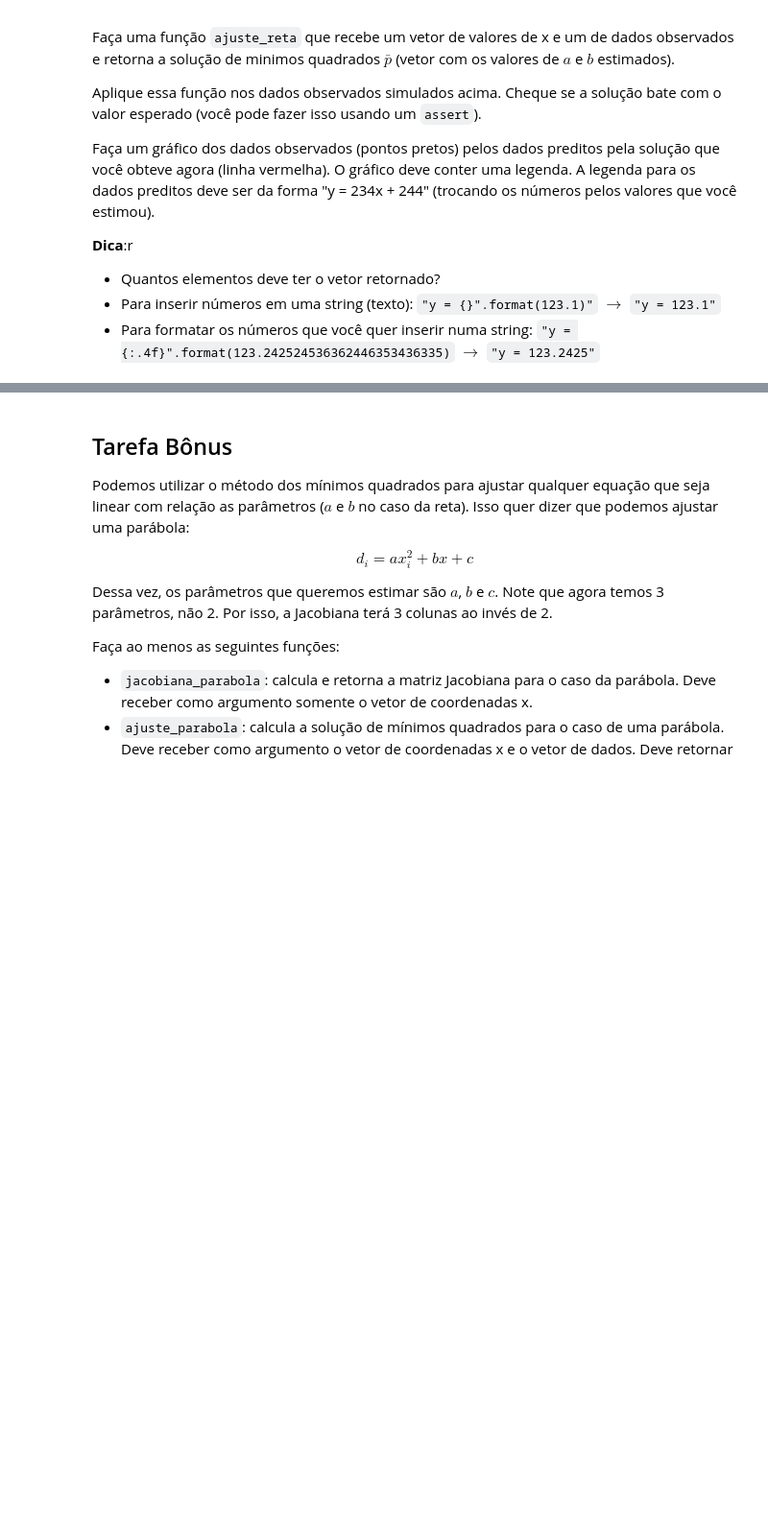
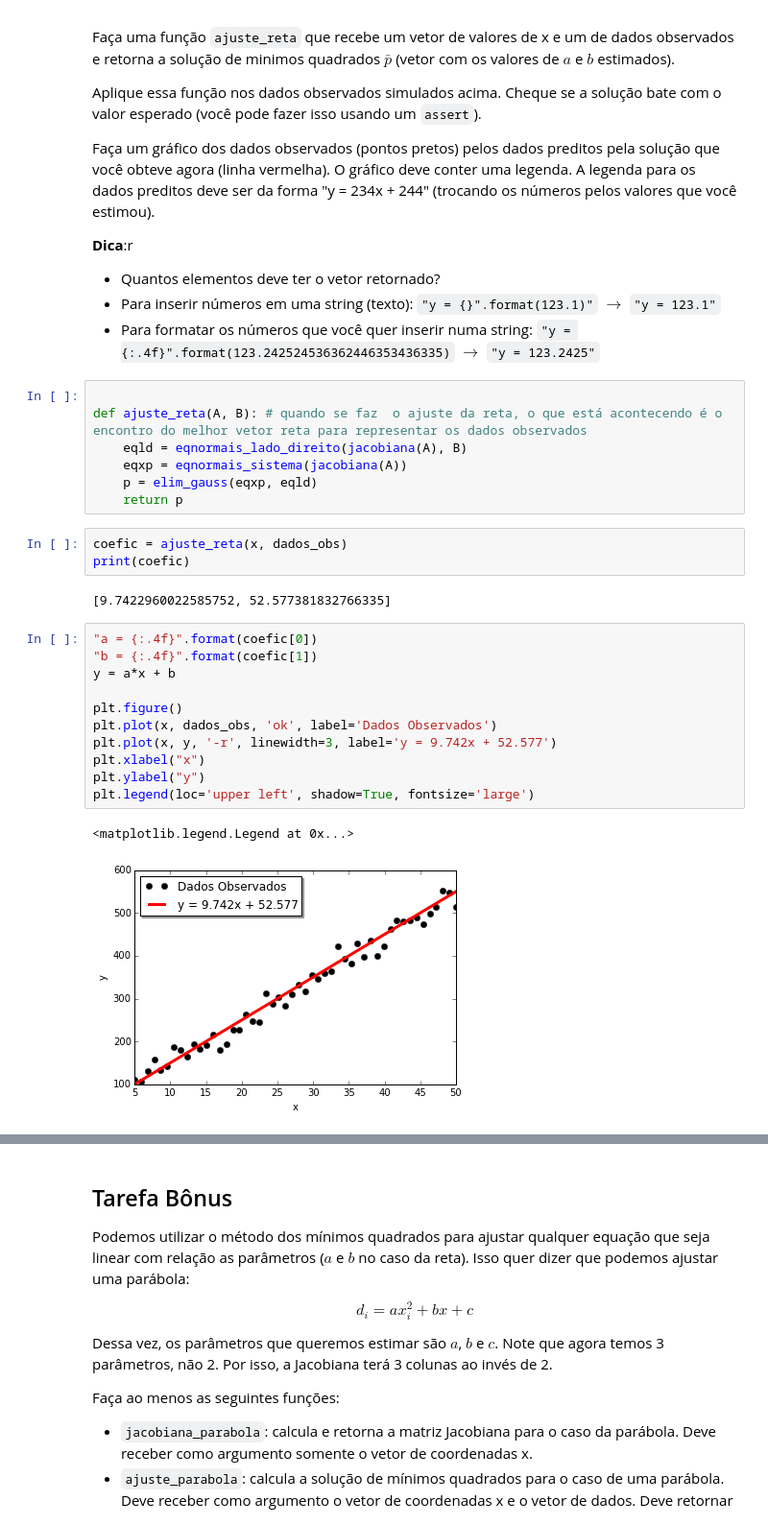
Before and after one commit to mat-esp-2015/minimos-quadrados-jsn, a Jupyter notebook: minimos-quadrados.ipynb, the cells around one changed output, grey strips where cells are left out. Shown: that part at 96% size. Saved outputs shown, nothing was run; the diff lists cells and outputs as text; blank space fills up the shorter version.

```diff
--- a/minimos-quadrados.ipynb
+++ b/minimos-quadrados.ipynb
@@ -350,6 +350,32 @@ Faça um gráfico dos dados observados (pontos pretos) pelos dados preditos pela
 * Quantos elementos deve ter o vetor retornado?
 * Para inserir números em uma string (texto): `"y = {}".format(123.1)"` $\to$ `"y = 123.1"`
 * Para formatar os números que você quer inserir numa string: `"y = {:.4f}".format(123.242524536362446353436335)` $\to$  `"y = 123.2425"`
+# %%
+
+def ajuste_reta(A, B): # quando se faz  o ajuste da reta, o que está acontecendo é o encontro do melhor vetor reta para representar os dados observados
+    eqld = eqnormais_lado_direito(jacobiana(A), B)
+    eqxp = eqnormais_sistema(jacobiana(A))
+    p = elim_gauss(eqxp, eqld)
+    return p
+# %%
+coefic = ajuste_reta(x, dados_obs)
+print(coefic)
+# %% [output]
+[9.7422960022585752, 52.577381832766335]
+# %%
+"a = {:.4f}".format(coefic[0])
+"b = {:.4f}".format(coefic[1])
+y = a*x + b
+
+plt.figure()
+plt.plot(x, dados_obs, 'ok', label='Dados Observados')
+plt.plot(x, y, '-r', linewidth=3, label='y = 9.742x + 52.577')
+plt.xlabel("x")
+plt.ylabel("y")
+plt.legend(loc='upper left', shadow=True, fontsize='large')
+# %% [output]
+<matplotlib.legend.Legend at 0x...>
+[figure, added]
 # %% [markdown]
 ### Resultado esperado
 
```
Also changed, not shown: parts of 1 cell of this notebook.
